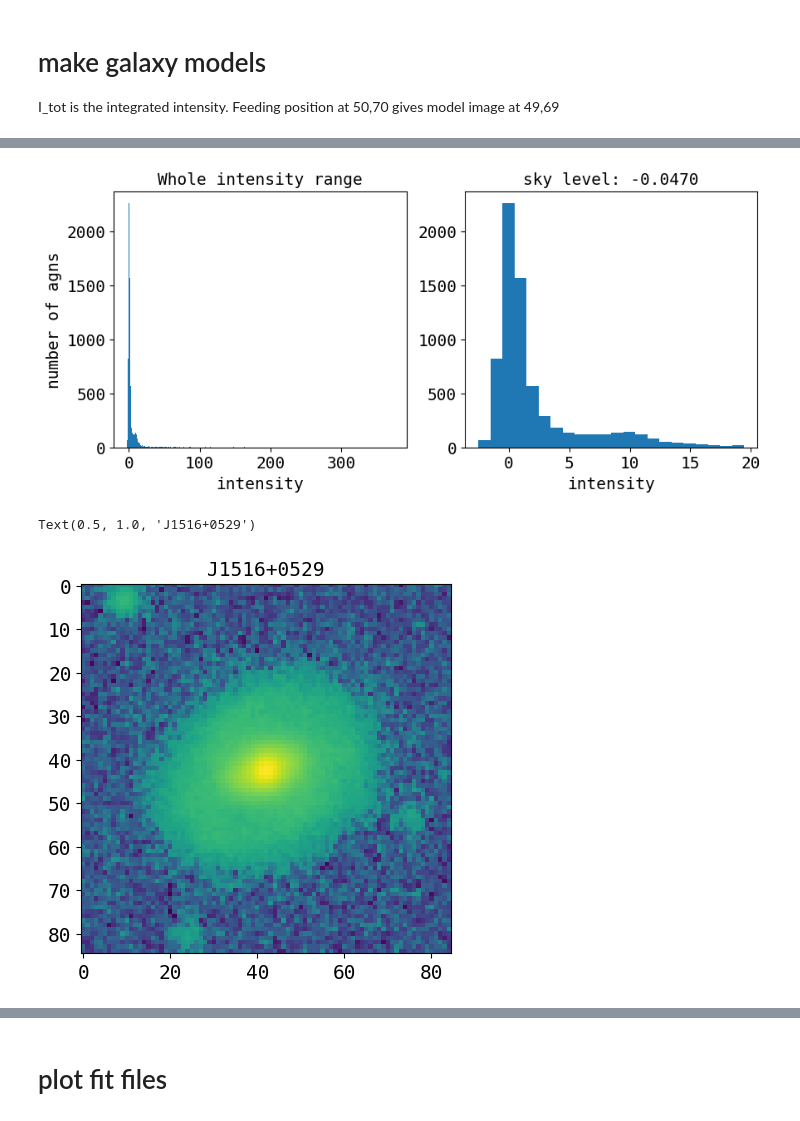
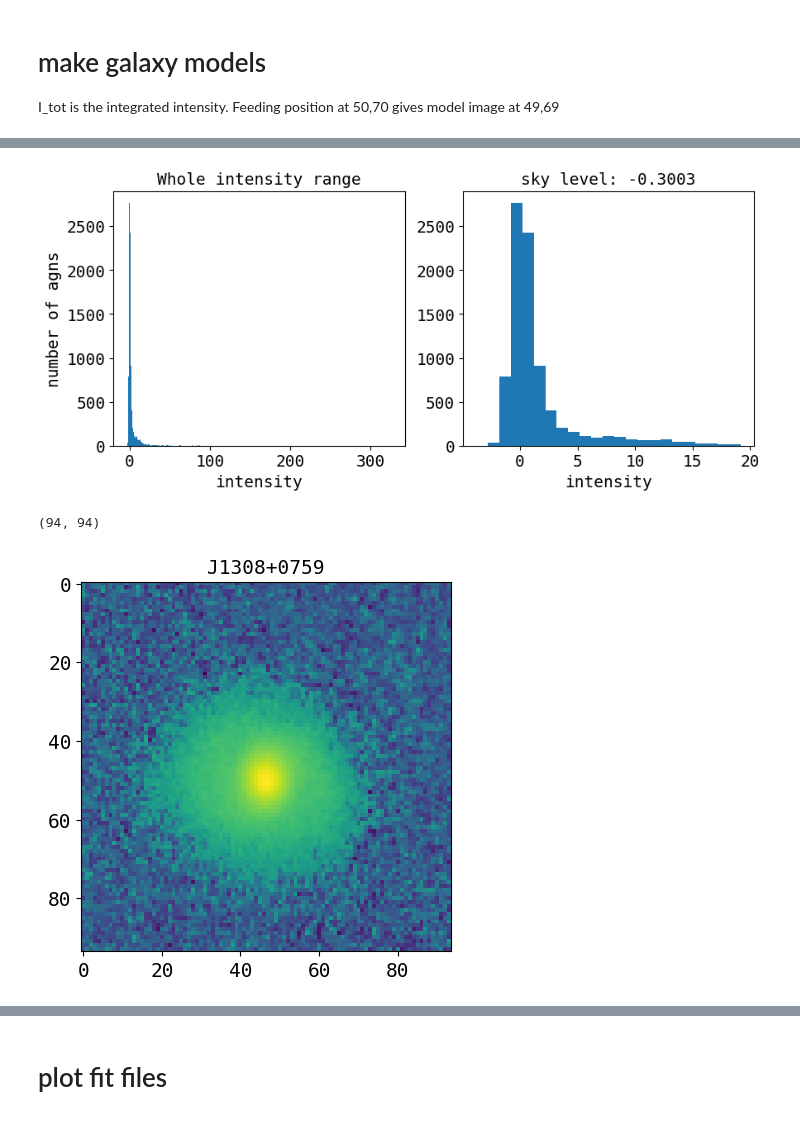
Before and after one commit to insepien/dualAGN, a Jupyter notebook: scrap_notebooks/checkFit.ipynb, the cells around one changed output, grey strips where cells are left out. Cells and saved outputs as stored; diff of their text form; code cells hidden in the pictures.

```diff
--- a/scrap_notebooks/checkFit.ipynb
+++ b/scrap_notebooks/checkFit.ipynb
@@ -543,6 +542,6 @@ ys,xs = find_highest_indices(imageAGN_masked)
 # %%
-on = "J1516+0529"
-imageFile = glob.glob(os.path.expanduser("~/research-data/agn-result/box/final_cut/"+on+"*"))[-1]
+on = "J1308+0759"
+imageFile = glob.glob(os.path.expanduser("~/research-data/agn-result/box/final_cut/"+on+"*"))[0]
 imageAGN = fits.getdata(os.path.expanduser(imageFile))
 with open(os.path.expanduser("~/research-data/psf-results/psf_pkls/psf_"+on+".pkl"),"rb") as f:
     d = pickle.load(f)
@@ -588,17 +587,18 @@ models_n1 = galaxy_model(X0=xs[0], Y0=ys[0],
 
 sky = find_sky(imageAGN,plothist=True)
 # %% [output]
-[figure, old version]
+[figure, new version]
 # %%
 plt.imshow(imageAGN, norm='symlog')
 plt.title(on)
 # plt.plot(midF,midF,"ko",markersize=1)
-# plt.plot(95,midF-5,"ko",markersize=1)
+#plt.plot(100,76,"ko",markersize=1)
 #plt.imshow(mask_image(image=imageAGN,rad=15,intens=15,agn_mask_size=30), norm='symlog')
 #imageAGN_masked = mask_image(image=imageAGN,rad=15,intens=15,agn_mask_size=30)
+imageAGN.shape
 # %% [output]
-Text(0.5, 1.0, 'J1516+0529')
+(94, 94)
-[figure, old version]
+[figure, new version]
 # %%
 def _dofit_no_oversp(model, dataImage, psf, readnoise=0.22, expT=1, skylevel = 654.63, ncom=4, solver="NM",effgain=1):
     """do fit with not oversampled psf
```
Also changed, not shown: parts of 10 cells of this notebook, 8 other files.
